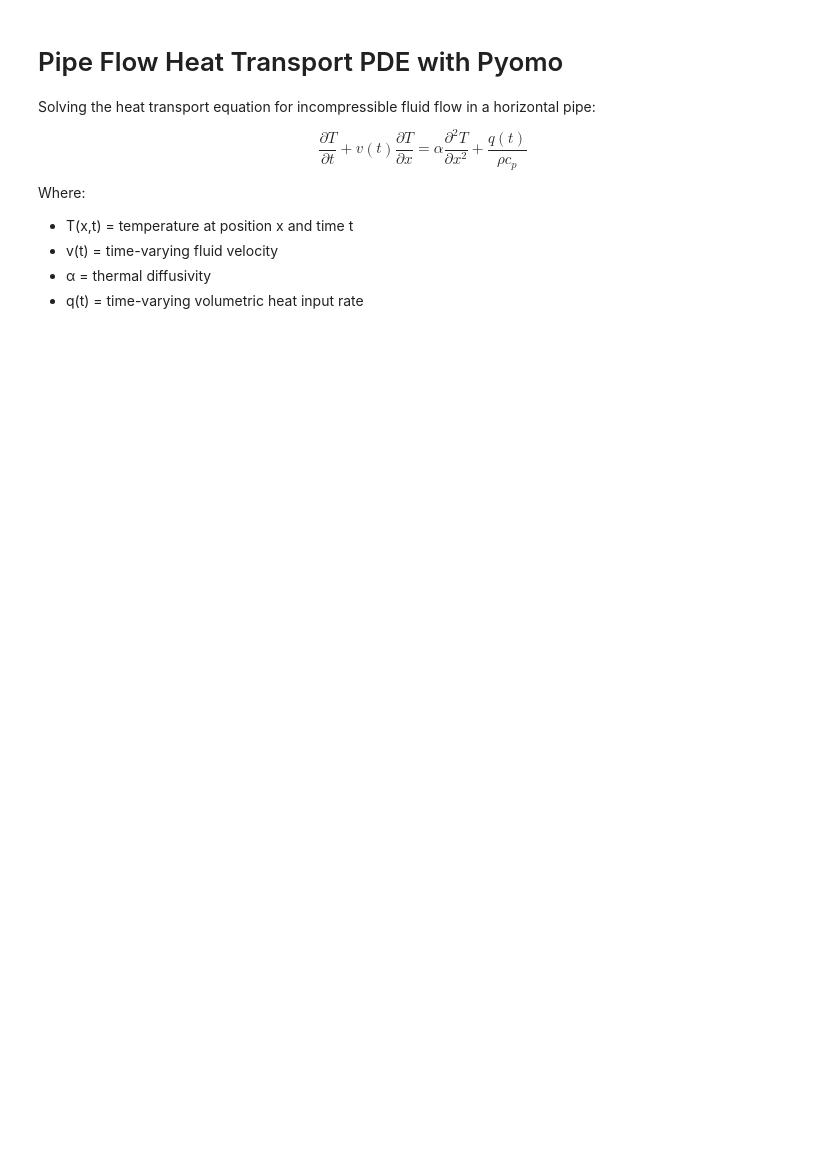
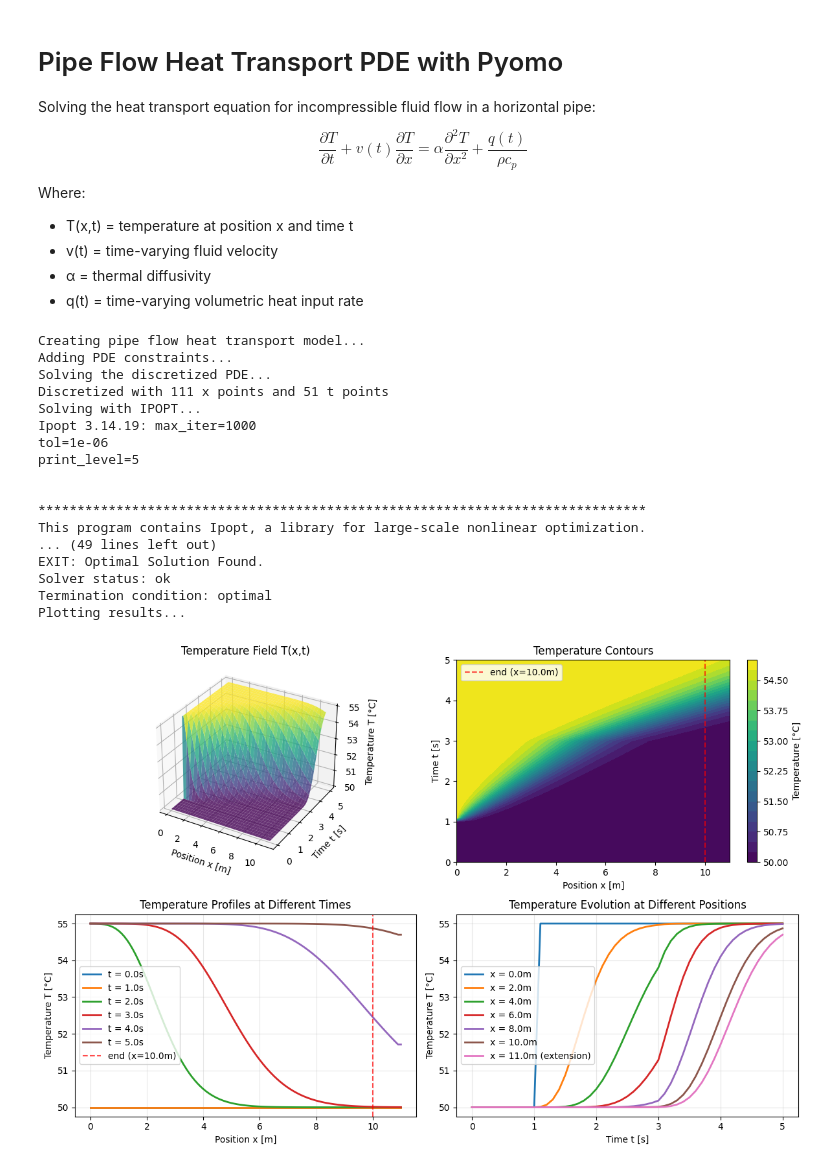
Before and after one commit to billtubbs/solar-collector, a Jupyter notebook: simple-pipe-flow-pde.ipynb, the cells around one changed output. Cells and saved outputs as stored; diff of their text form; code cells hidden in the pictures; blank space fills up the shorter version.

Commit message:
Outlet bound condition fixed.

```diff
--- a/simple-pipe-flow-pde.ipynb
+++ b/simple-pipe-flow-pde.ipynb
@@ -117,44 +147,43 @@ def add_pde_constraints(model):
     # Main PDE constraint - different for physical and extended sections
     @model.Constraint(model.t, model.x)
     def pde_constraint(m, t, x):
-        # Skip initial time and boundary points
+        # Skip initial time
         if t == 0:
             return Constraint.Skip
-        if x == 0 or x == m.L_extended:
+        if x == 0:  # Only skip inlet, NOT outlet
             return Constraint.Skip
 
-        # For nominal physical pipe (0 < x <= L_physical): include heat input
-        if x <= m.L_physical:
+        # For nominal physical pipe (0 < x <= L): include heat input
+        if x <= m.L:
             # PDE: ∂T/∂t + v(t)∂T/∂x = α∂²T/∂x² + q(t)/(ρcp)
-            return (m.dTdt[t, x] + m.v[t] * m.dTdx[t, x] ==
-                    m.alpha * m.d2Tdx2[t, x] + m.q[t] / (m.rho * m.cp))
+            return (
+                m.dTdt[t, x] + m.v[t] * m.dTdx[t, x] ==
+                    m.alpha * m.d2Tdx2[t, x] + m.q[t] / (m.rho * m.cp)
+            )
         else:
-            # For extended section (L_physical < x < L_extended): NO heat input
+            # For extended section (L < x < L_extended): No heat input
             # PDE: ∂T/∂t + v(t)∂T/∂x = α∂²T/∂x² (no q(t) term)
-            return (m.dTdt[t, x] + m.v[t] * m.dTdx[t, x] ==
-                    m.alpha * m.d2Tdx2[t, x])
+            return (
+                m.dTdt[t, x] + m.v[t] * m.dTdx[t, x] ==
+                    m.alpha * m.d2Tdx2[t, x]
+            )
 
-    # Initial condition: T(x, 0) = T₀(x) - for interior points only
+    # Initial condition: T(x, 0) = T₀(x) - excluding x=0 (inlet)
     @model.Constraint(model.x)
     def initial_condition(m, x):
         if x == 0:
             return Constraint.Skip
-        T_0 = ZERO_CELSIUS + 50.0  # initial temperature
+        T_0 = ZERO_C + 50.0  # initial temperature
         return m.T[0, x] == T_0
 
     # Inlet boundary condition: T(0, t) = T_inlet(t) at all times
     @model.Constraint(model.t)
     def inlet_bc(m, t):
+        # Set inlet temperature at x=0
         return m.T[t, 0] == m.T_inlet[t]
 
-    # Outlet boundary condition: applied at the END of extended domain
-    @model.Constraint(model.t)
-    def outlet_bc(m, t):
-        # Fix outlet temperature gradient at extended end
-        return (
-            m.dTdt[t, m.L_extended] + m.v[t] * m.dTdx[t, m.L_extended]
-            == m.alpha * m.d2Tdx2[t, m.L_extended]
-        )
+    # Note: Outlet boundary condition: ∂T/∂x = 0 at x = L_extended is
+    # implemented after discretization in the main script
 
     # Dummy objective (required by Pyomo)
     model.obj = Objective(expr=1)
@@ -359,27 +448,50 @@ def print_temp_profiles(model):
 # %%
 # Create and solve the model
 print("Creating pipe flow heat transport model...")
 model = create_pipe_flow_model(L=10.0, t_final=5.0)
 
 print("Adding PDE constraints...")
 model = add_pde_constraints(model)
 
 print("Solving the discretized PDE...")
-results = solve_model(model, n_x=110, n_t=50)
+results = solve_model(model, n_x=110, n_t=50, tol=1e-6)
 
 print(f"Solver status: {results.solver.status}")
 print(f"Termination condition: {results.solver.termination_condition}")
 
 if results.solver.termination_condition == 'optimal':
     print("Plotting results...")
-    fig = plot_results(model)
+    fig = plot_results(
+        model,
+        t_vals_to_plot=[0.0, 1.0, 2.0, 3.0, 4.0, 5.0],
+        x_vals_to_plot=[0.0, 2.0, 4.0, 6.0, 8.0, 10.0, 11.0]
+    )
     plt.tight_layout()
     plt.show()
     print_temp_profiles(model)
 elif results.solver.termination_condition == 'locallyOptimal':
     print("Solution found (locally optimal). Plotting results...")
     fig = plot_results(model)
     plt.show()
 else:
     print("Solution not optimal. Check model formulation.")
     print(f"Solver message: {results.solver.message}")
+# %% [output]
+Creating pipe flow heat transport model...
+Adding PDE constraints...
+Solving the discretized PDE...
+Discretized with 111 x points and 51 t points
+Solving with IPOPT...
+Ipopt 3.14.19: max_iter=1000
+tol=1e-06
+print_level=5
+
+
+******************************************************************************
+This program contains Ipopt, a library for large-scale nonlinear optimization.
+... (49 lines left out)
+EXIT: Optimal Solution Found.
+Solver status: ok
+Termination condition: optimal
+Plotting results...
+[figure, added]
```
Also changed, not shown: parts of 11 cells of this notebook.
